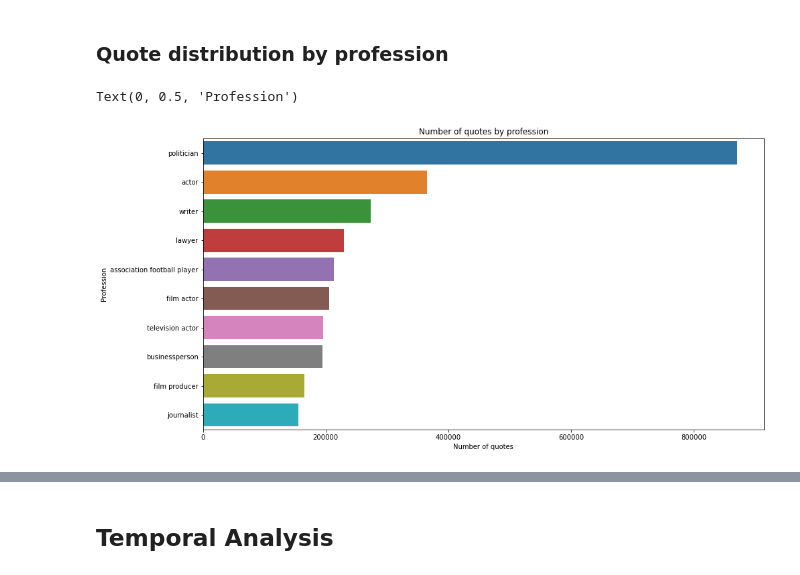
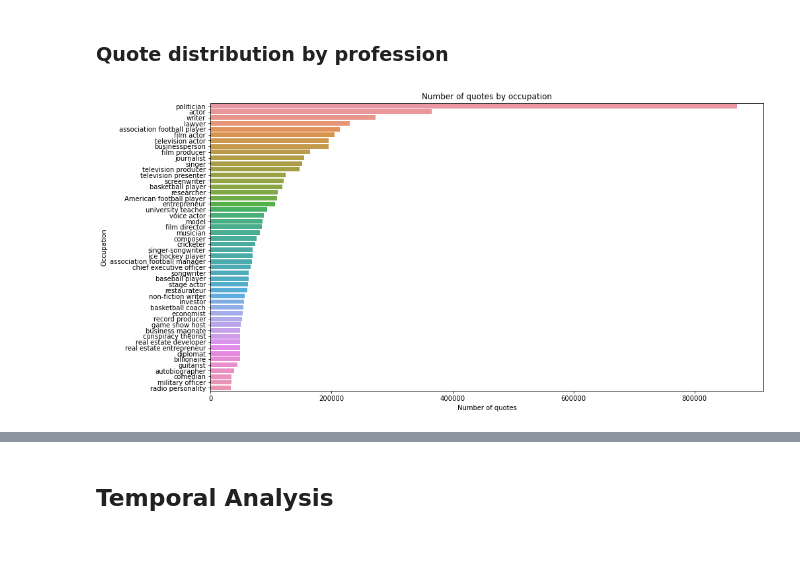
Before and after one commit to epfl-ada/ada-2021-project-k-beans, a Jupyter notebook: initial_analysis.ipynb, the cells around one changed output, grey strips where cells are left out. Cells and saved outputs as stored; diff of their text form; code cells hidden in the pictures; blank space fills up the shorter version.

```diff
--- a/initial_analysis.ipynb
+++ b/initial_analysis.ipynb
@@ -314,10 +307,27 @@ occupation_stats = qb.where(qb.speaker_qid.isNotNull()) \
-# %%
-occupation_stats['profession_label'] = occupation_stats.profession.apply(lambda qid : labels.Label[qid])
-plt.figure(figsize=(15,8))
-sns.barplot(y='profession_label', x='count', data=occupation_stats)
-plt.title("Number of quotes by profession")
-plt.xlabel("Number of quotes")
-plt.ylabel("Profession")
-# %% [output]
-Text(0, 0.5, 'Profession')
-[figure, removed]
+# %%
+def plot_info(title, xlabel, ylabel):
+    plt.title(title)
+    plt.xlabel(xlabel)
+    plt.ylabel(ylabel)
+# %%
+def demographic_stats(qb, colname):
+    stats = qb.where(qb.speaker_qid.isNotNull()) \
+    .join(spk_attr.withColumnRenamed('id', 'speaker_qid'), on='speaker_qid') \
+    .withColumn(colname, f.explode(colname + '_labels')) \
+    .groupby(colname) \
+    .agg(f.count('quotation').alias('count')) \
+    .sort('count', ascending=False).limit(50).toPandas()
+    stats[colname + '_label'] = stats[colname].apply(lambda qid : labels.Label[qid])
+    return stats
+
+def plot_demographic(stats, colname):
+    plt.figure(figsize=(15,8))
+    ax = sns.barplot(y=colname + '_label', x='count', data=stats)
+    plot_info('Number of quotes by ' + colname, 'Number of quotes', colname.title())
+    return ax
+# %%
+occupation_stats = demographic_stats(qb, 'occupation')
+# %%
+ax = plot_demographic(occupation_stats, 'occupation')
+# %% [output]
+[figure, added]
```
Also changed, not shown: parts of 32 cells of this notebook.
